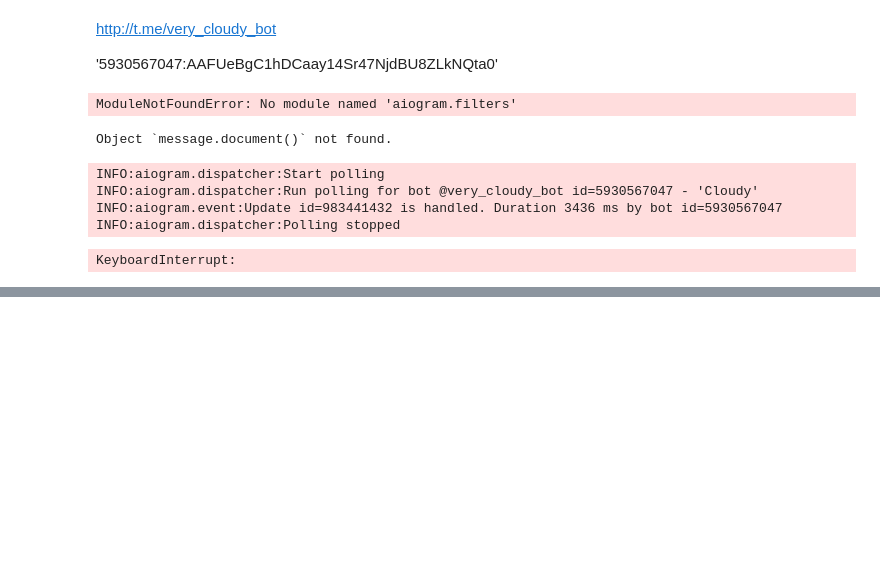
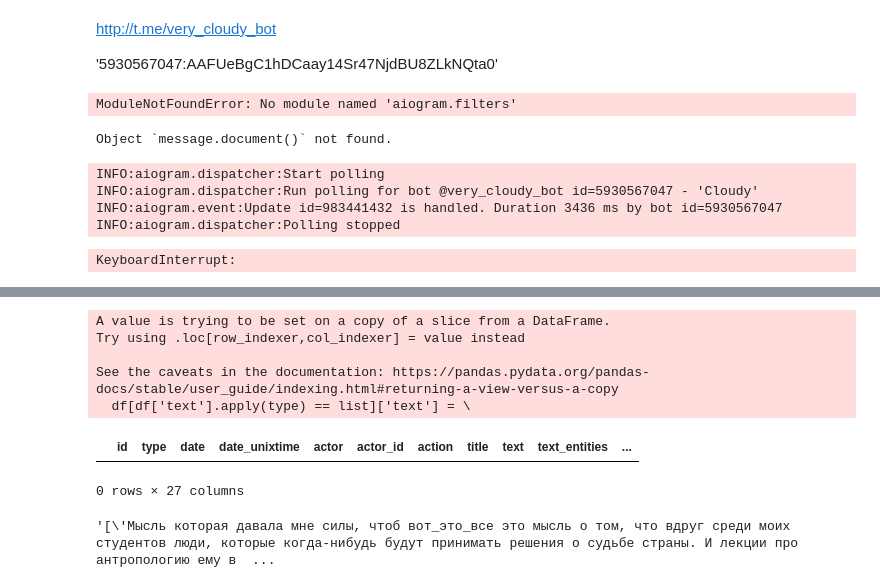
Before and after one commit to gooddeadcat/Klim_notebooks, a Jupyter notebook: Homework/bot/cloudy_bot_Klim-Copy.ipynb, the cells around one changed output, grey strips where cells are left out. Saved outputs shown, nothing was run; the diff lists cells and outputs as text; code cells hidden in the pictures; blank space fills up the shorter version.

```diff
--- a/Homework/bot/cloudy_bot_Klim-Copy.ipynb
+++ b/Homework/bot/cloudy_bot_Klim-Copy.ipynb
@@ -160,0 +220,20 @@ data
+# %%
+df[df['text'].apply(type) == list]['text'] = \
+df[df['text'].apply(type) == list]['text'].apply(lambda x: [i for i in x if type(i) == str])
+# %% [output]
+A value is trying to be set on a copy of a slice from a DataFrame.
+Try using .loc[row_indexer,col_indexer] = value instead
+
+See the caveats in the documentation: https://pandas.pydata.org/pandas-docs/stable/user_guide/indexing.html#returning-a-view-versus-a-copy
+  df[df['text'].apply(type) == list]['text'] = \
+# %%
+df['text'] = df['text'].apply(lambda x: [i for i in x if type(i) == str] if type(x) == list else x)
+# %%
+df[df['text'].apply(type) == list]
+# %% [output]
+|  | id | type | date | date_unixtime | actor | actor_id | action | title | text | text_entities | ... |
+0 rows × 27 columns
+# %%
+df['text'][2326]
+# %% [output]
+'[\'Мысль которая давала мне силы, чтоб вот_это_все это мысль о том, что вдруг среди моих студентов люди, которые когда-нибудь будут принимать решения о судьбе страны. И лекции про антропологию ему в  ...
```
Also changed, not shown: parts of 23 cells of this notebook, 2 other files.
